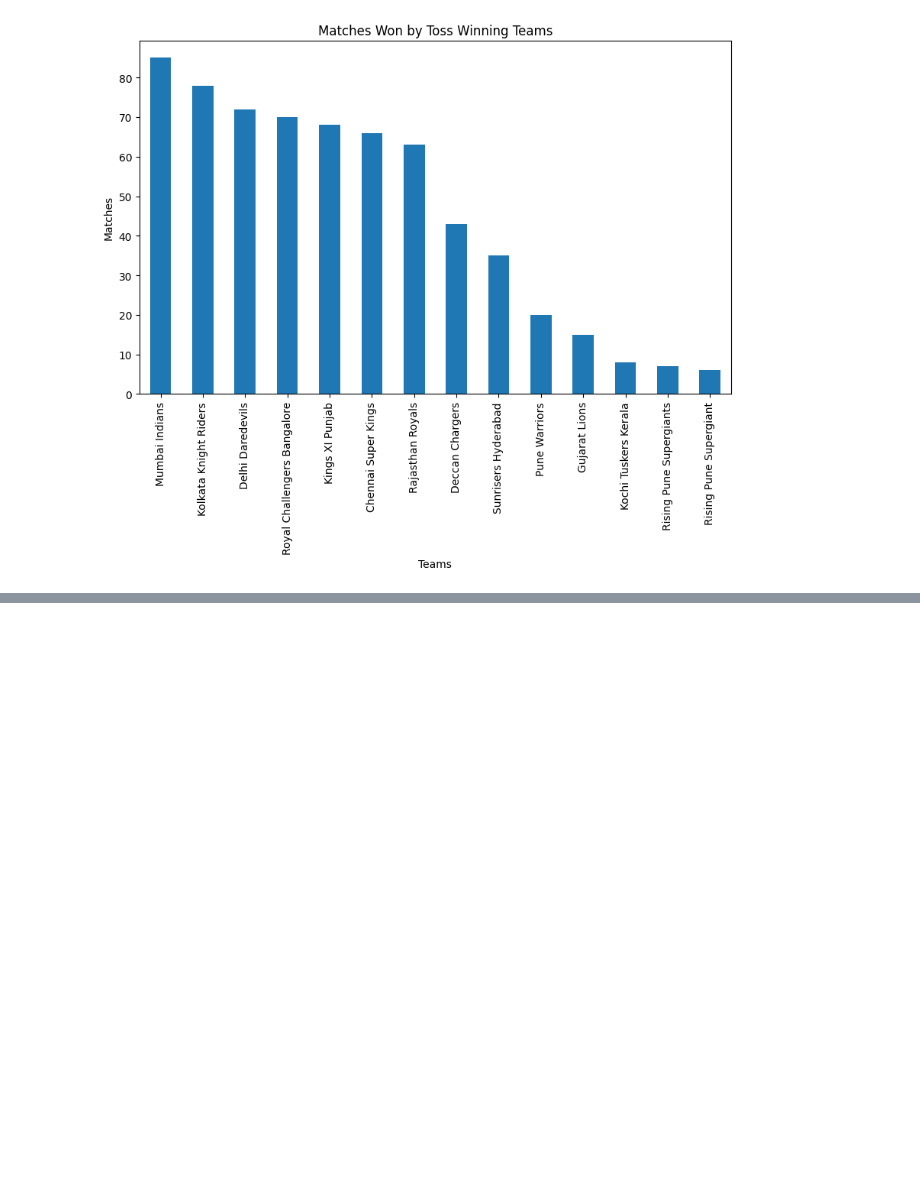
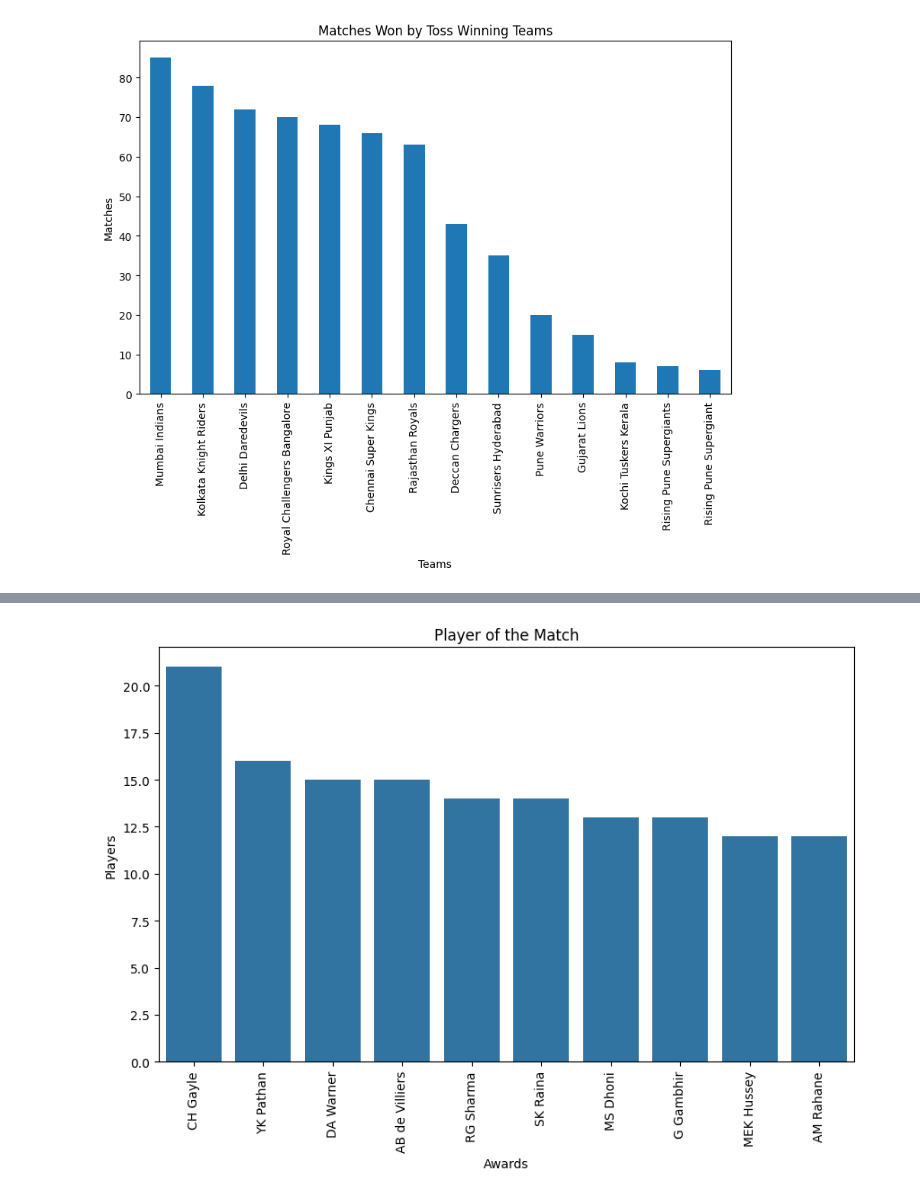
Before and after one commit to jairaj023/Internship-Practice, a Jupyter notebook: IPL.ipynb, the cells around one changed output, grey strips where cells are left out. Cells and saved outputs as stored; diff of their text form; code cells hidden in the pictures; blank space fills up the shorter version.

```diff
--- a/IPL.ipynb
+++ b/IPL.ipynb
@@ -376,0 +532,14 @@ plt.show()
+# %%
+# Player of the Match
+
+pom = ipl["player_of_match"].value_counts().head(10)
+
+plt.figure(figsize=(10, 6))
+sns.barplot(x=pom.index, y=pom.values)
+plt.title("Player of the Match")
+plt.xlabel("Awards")
+plt.ylabel("Players")
+plt.xticks(rotation=90)
+plt.show()
+# %% [output]
+[figure, added]
```
Also changed, not shown: parts of 14 cells of this notebook.
